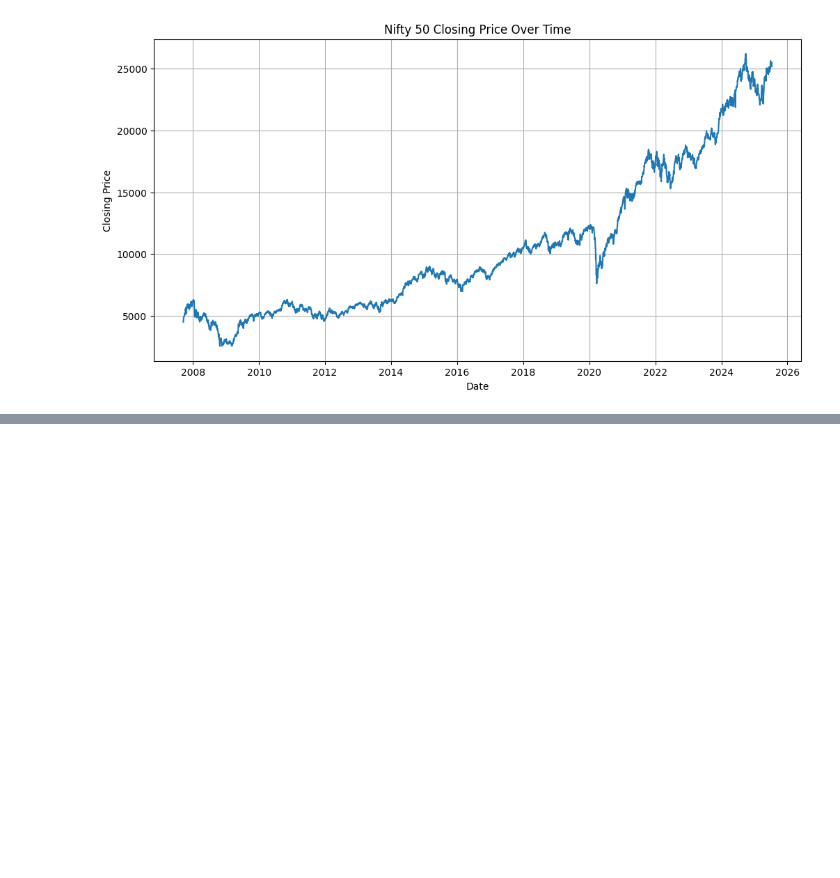
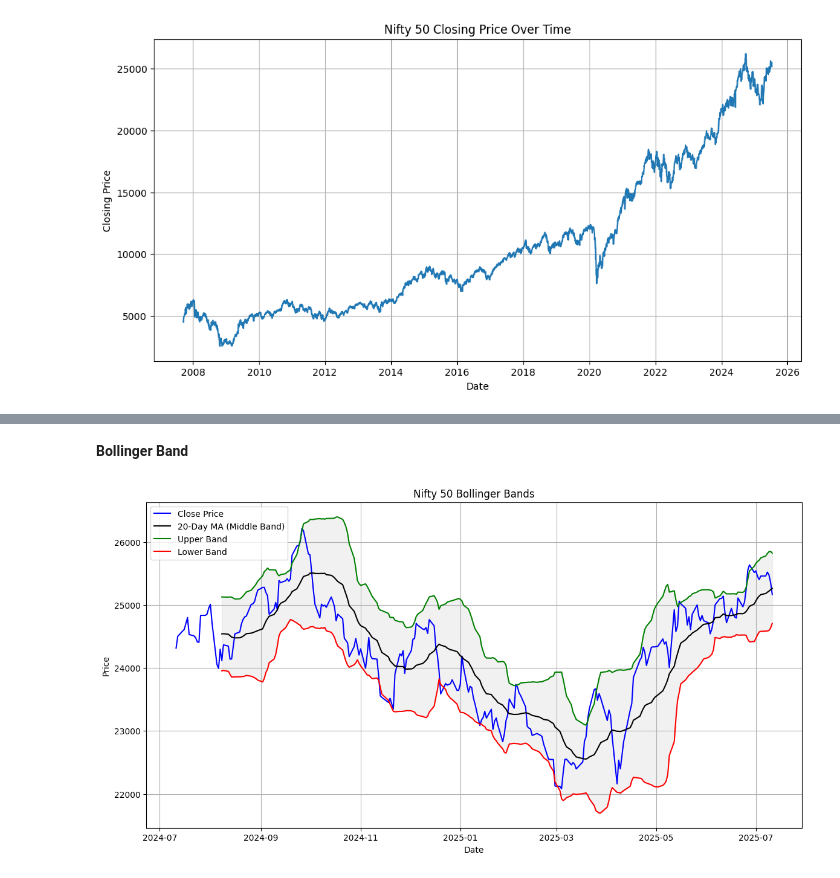
Before and after one commit to prahlad-pallav/Stock_Market_Analysis, a Jupyter notebook: Index_Analysis.ipynb, the cells around one changed output, grey strips where cells are left out. Saved outputs shown, nothing was run; the diff lists cells and outputs as text; code cells hidden in the pictures; blank space fills up the shorter version.

```diff
--- a/Index_Analysis.ipynb
+++ b/Index_Analysis.ipynb
@@ -61,0 +88,30 @@ Following the plan, I will now fetch the historical data for HDFC Bank using `yf
+# %% [markdown]
+**Bollinger Band**
+# %%
+# Calculate 20-day moving average (Middle Band)
+nifty_data['MA20'] = nifty_data['Close'].rolling(window=20).mean()
+
+# Calculate 20-day standard deviation
+nifty_data['STD20'] = nifty_data['Close'].rolling(window=20).std()
+
+# Calculate Upper and Lower Bollinger Bands
+nifty_data['Upper_Band'] = nifty_data['MA20'] + (2 * nifty_data['STD20'])
+nifty_data['Lower_Band'] = nifty_data['MA20'] - (2 * nifty_data['STD20'])
+
+# Plot Bollinger Bands with the Close price
+plt.figure(figsize=(14, 7))
+plt.plot(nifty_data['Close'], label='Close Price', color='blue')
+plt.plot(nifty_data['MA20'], label='20-Day MA (Middle Band)', color='black')
+plt.plot(nifty_data['Upper_Band'], label='Upper Band', color='green')
+plt.plot(nifty_data['Lower_Band'], label='Lower Band', color='red')
+plt.fill_between(nifty_data.index, nifty_data['Upper_Band'], nifty_data['Lower_Band'], color='lightgray', alpha=0.3)
+
+# Chart formatting
+plt.title('Nifty 50 Bollinger Bands')
+plt.xlabel('Date')
+plt.ylabel('Price')
+plt.legend()
+plt.grid(True)
+plt.show()
+# %% [output]
+[figure, added]
```
Also changed, not shown: parts of 9 cells of this notebook.
